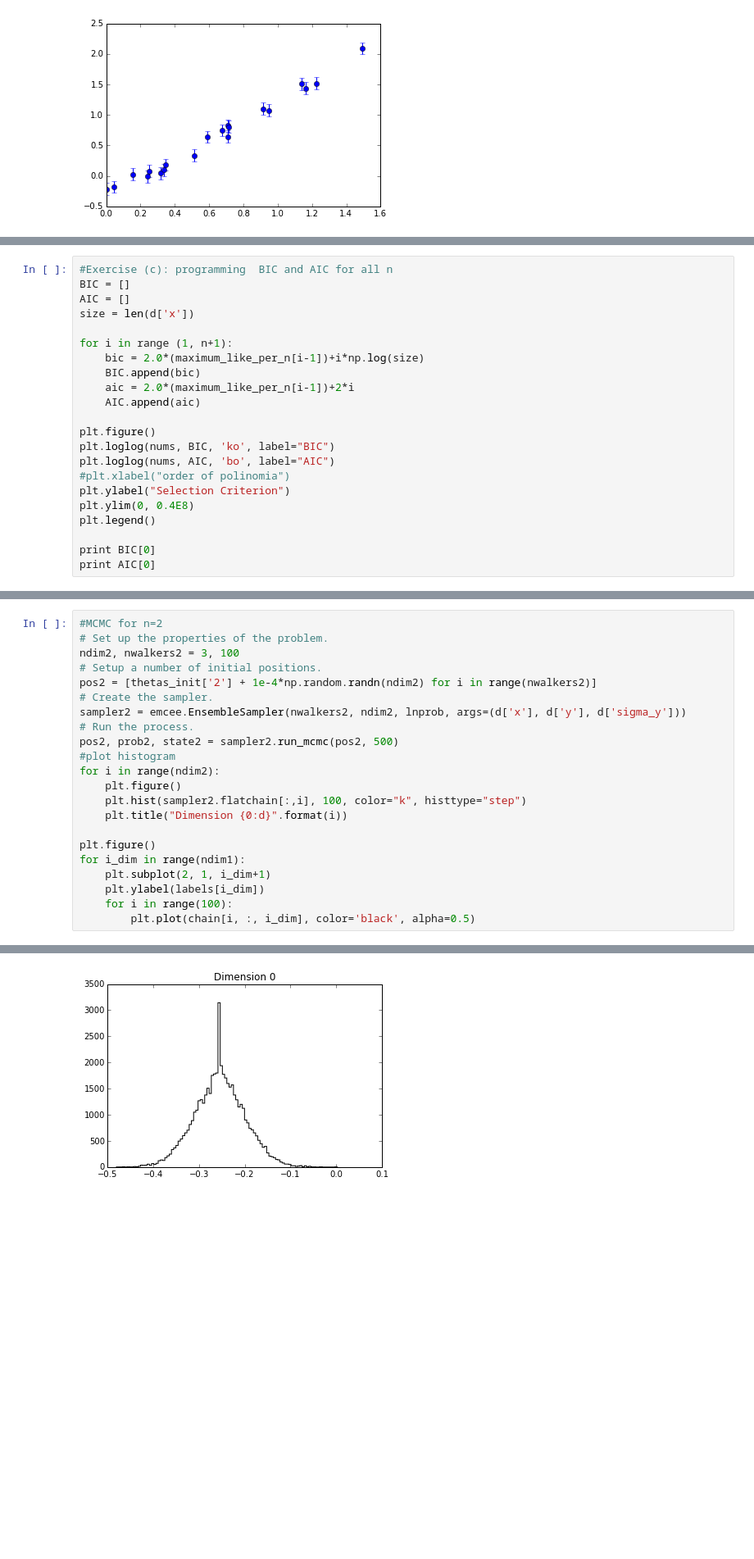
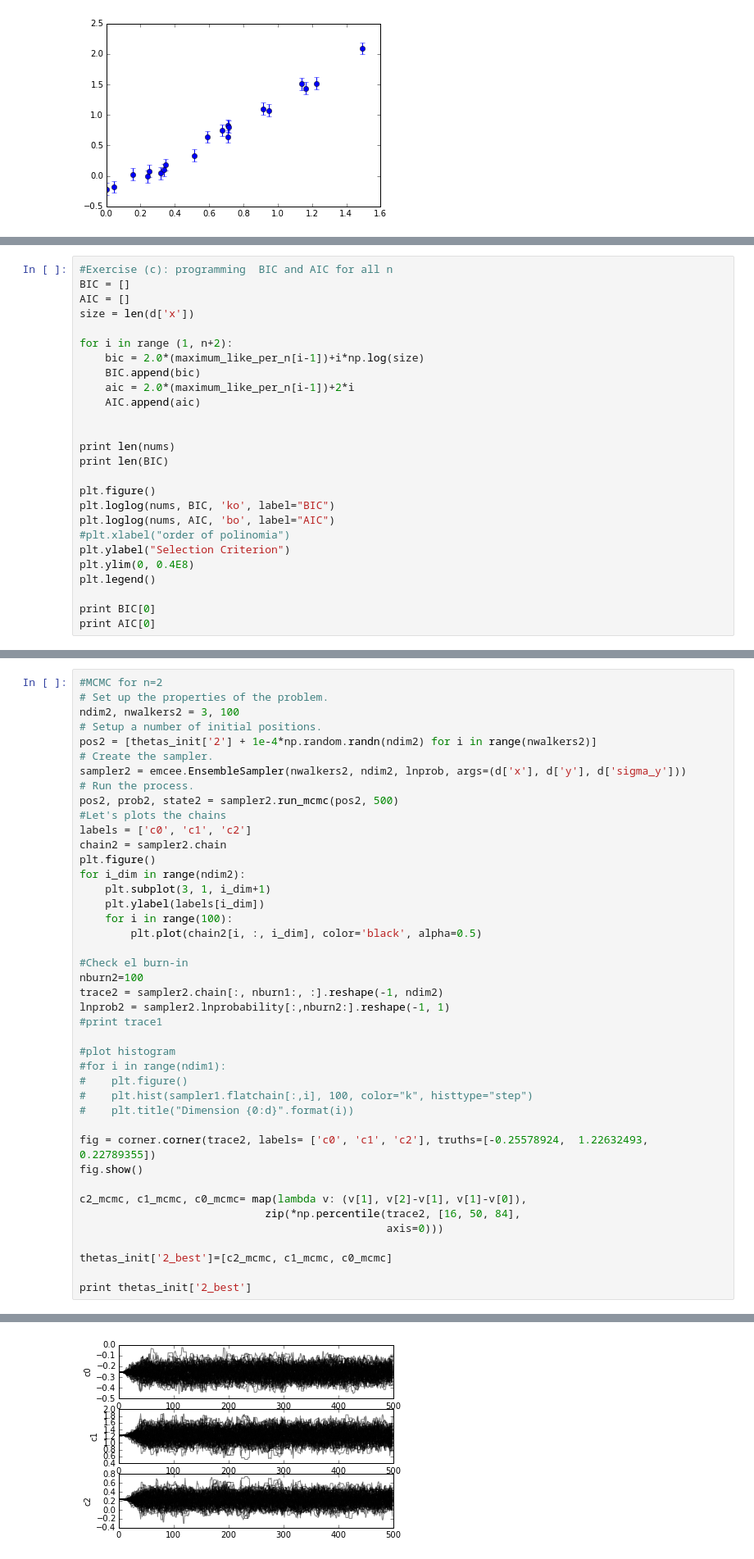
Before and after one commit to gcanasherrera/DDM2017, a Jupyter notebook: Problemsets/Problem set 2/Problem4.ipynb, the cells around one changed output, grey strips where cells are left out. Shown: that part at 82% size. Drawn from its saved outputs; the diff is of its cells as text; blank space fills up the shorter version.

```diff
--- a/Problemsets/Problem set 2/Problem4.ipynb
+++ b/Problemsets/Problem set 2/Problem4.ipynb
@@ -125,11 +123,15 @@ BIC = []
 AIC = []
 size = len(d['x'])
 
-for i in range (1, n+1):
+for i in range (1, n+2):
     bic = 2.0*(maximum_like_per_n[i-1])+i*np.log(size)
     BIC.append(bic)
     aic = 2.0*(maximum_like_per_n[i-1])+2*i
     AIC.append(aic)
+
+
+print len(nums)
+print len(BIC)
 
 plt.figure()
 plt.loglog(nums, BIC, 'ko', label="BIC")
@@ -214,16 +224,36 @@ pos2 = [thetas_init['2'] + 1e-4*np.random.randn(ndim2) for i in range(nwalkers2)
 sampler2 = emcee.EnsembleSampler(nwalkers2, ndim2, lnprob, args=(d['x'], d['y'], d['sigma_y']))
 # Run the process.
 pos2, prob2, state2 = sampler2.run_mcmc(pos2, 500)
-#plot histogram
-for i in range(ndim2):
-    plt.figure()
-    plt.hist(sampler2.flatchain[:,i], 100, color="k", histtype="step")
-    plt.title("Dimension {0:d}".format(i))
-
+#Let's plots the chains
+labels = ['c0', 'c1', 'c2']
+chain2 = sampler2.chain
 plt.figure()
-for i_dim in range(ndim1):
-    plt.subplot(2, 1, i_dim+1)
+for i_dim in range(ndim2):
+    plt.subplot(3, 1, i_dim+1)
     plt.ylabel(labels[i_dim])
     for i in range(100):
-        plt.plot(chain[i, :, i_dim], color='black', alpha=0.5)
+        plt.plot(chain2[i, :, i_dim], color='black', alpha=0.5)
+
+#Check el burn-in
+nburn2=100
+trace2 = sampler2.chain[:, nburn1:, :].reshape(-1, ndim2)
+lnprob2 = sampler2.lnprobability[:,nburn2:].reshape(-1, 1)
+#print trace1
+
+#plot histogram
+#for i in range(ndim1):
+#    plt.figure()
+#    plt.hist(sampler1.flatchain[:,i], 100, color="k", histtype="step")
+#    plt.title("Dimension {0:d}".format(i))
+
+fig = corner.corner(trace2, labels= ['c0', 'c1', 'c2'], truths=[-0.25578924,  1.22632493,  0.22789355])
+fig.show()
+
+c2_mcmc, c1_mcmc, c0_mcmc= map(lambda v: (v[1], v[2]-v[1], v[1]-v[0]),
+                             zip(*np.percentile(trace2, [16, 50, 84],
+                                                axis=0)))
+
+thetas_init['2_best']=[c2_mcmc, c1_mcmc, c0_mcmc]
+
+print thetas_init['2_best']
 # %% [output]
@@ -230 +261 @@ for i_dim in range(ndim1):
-[figure, old version]
+[figure, new version]
```
Also changed, not shown: parts of 6 cells of this notebook, 5 other files.
